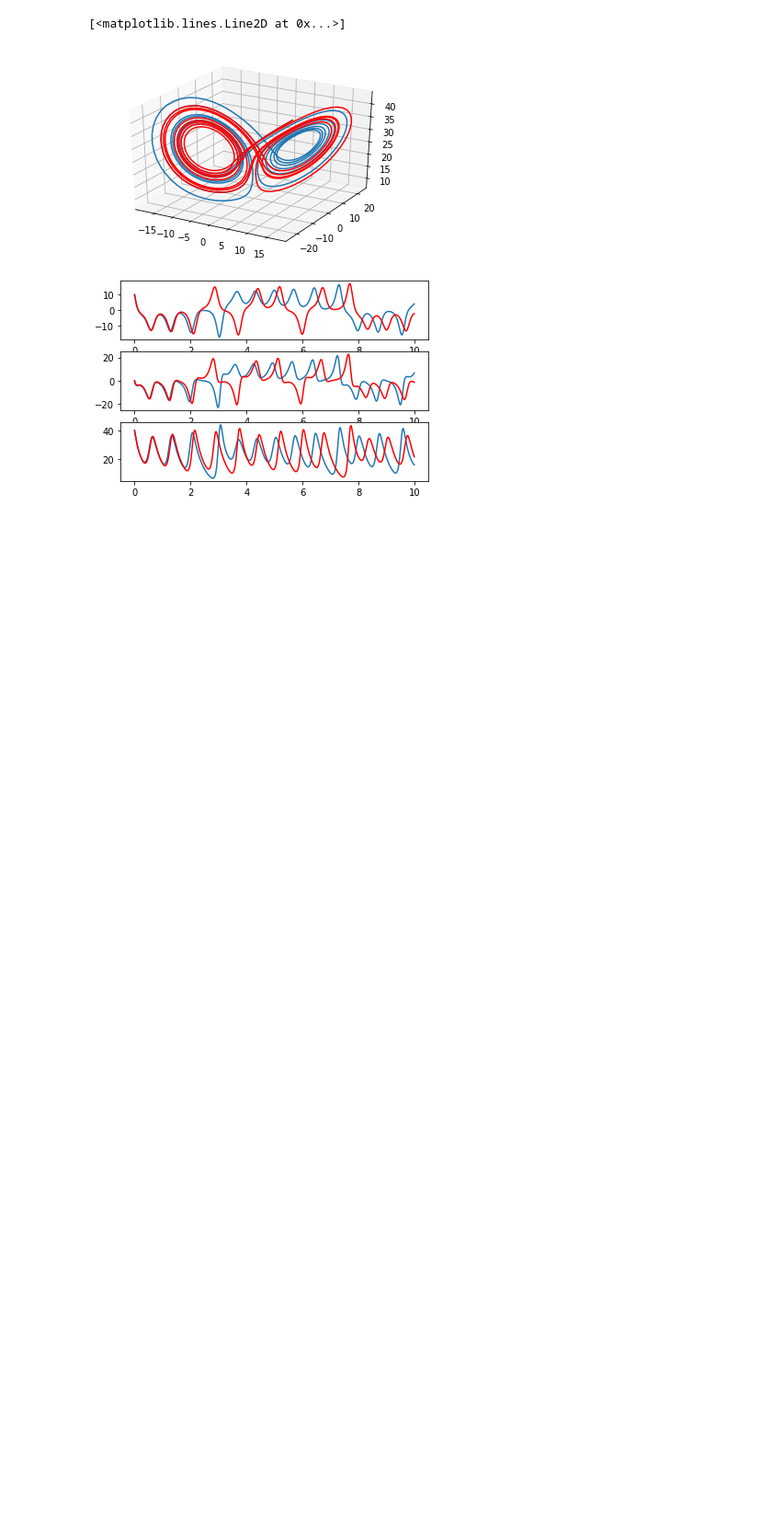
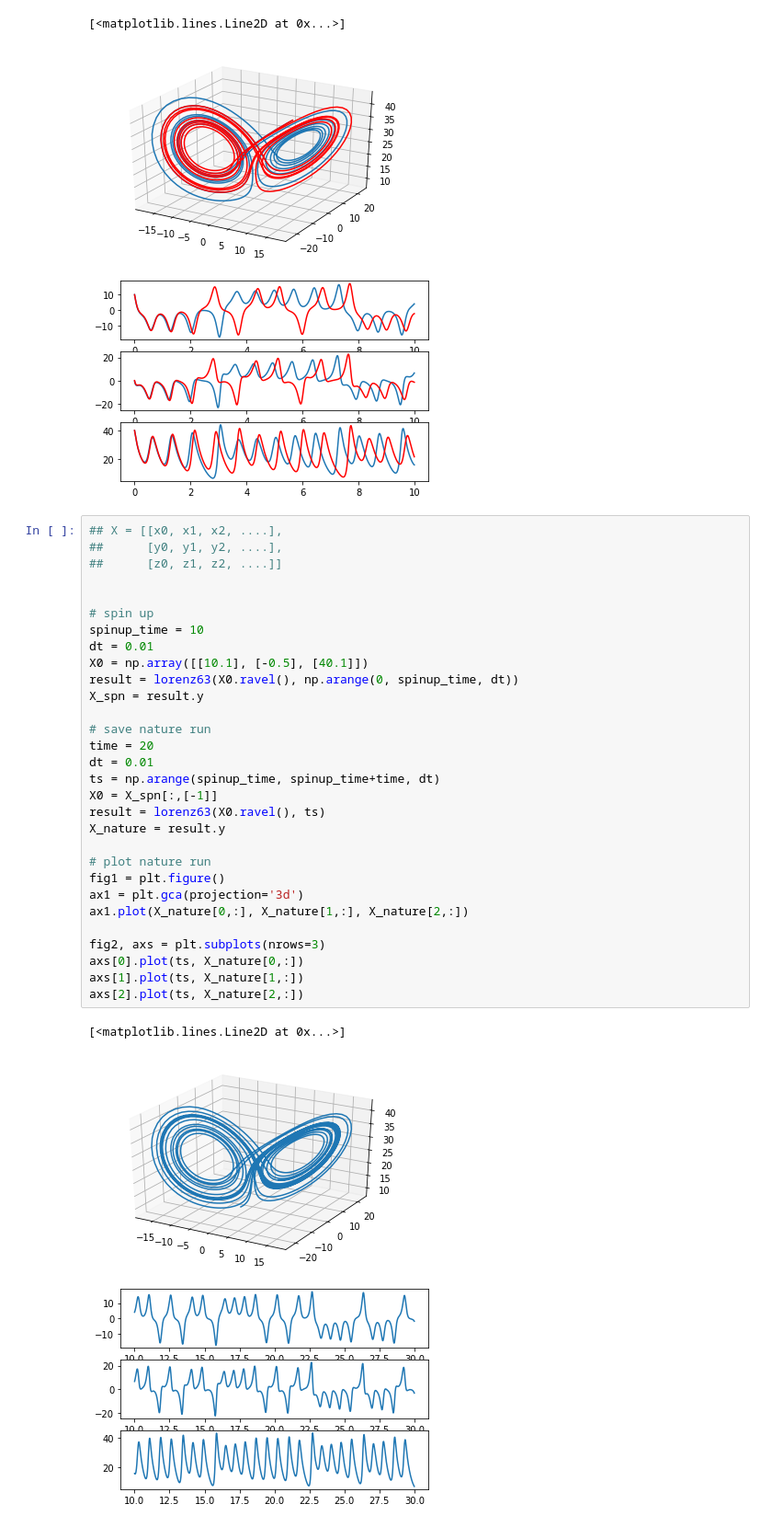
Before and after one commit to micky85lu/Data-Assimilation-Project, a Jupyter notebook: test.ipynb, the cells around one changed output. Shown at 92% size. Drawn from its saved outputs; the diff is of its cells as text; blank space fills up the shorter version.

```diff
--- a/test.ipynb
+++ b/test.ipynb
@@ -42,3 +42,37 @@ axs[2].plot(ts, z, color='red')
 [<matplotlib.lines.Line2D at 0x...>]
 [figure]
 [figure]
+# %%
+## X = [[x0, x1, x2, ....],
+##      [y0, y1, y2, ....],
+##      [z0, z1, z2, ....]]
+
+
+# spin up
+spinup_time = 10
+dt = 0.01
+X0 = np.array([[10.1], [-0.5], [40.1]])
+result = lorenz63(X0.ravel(), np.arange(0, spinup_time, dt))
+X_spn = result.y
+
+# save nature run
+time = 20
+dt = 0.01
+ts = np.arange(spinup_time, spinup_time+time, dt)
+X0 = X_spn[:,[-1]]
+result = lorenz63(X0.ravel(), ts)
+X_nature = result.y
+
+# plot nature run
+fig1 = plt.figure()
+ax1 = plt.gca(projection='3d')
+ax1.plot(X_nature[0,:], X_nature[1,:], X_nature[2,:])
+
+fig2, axs = plt.subplots(nrows=3)
+axs[0].plot(ts, X_nature[0,:])
+axs[1].plot(ts, X_nature[1,:])
+axs[2].plot(ts, X_nature[2,:])
+# %% [output]
+[<matplotlib.lines.Line2D at 0x...>]
+[figure, added]
+[figure, added]
```
Also changed, not shown: parts of 5 cells of this notebook.
